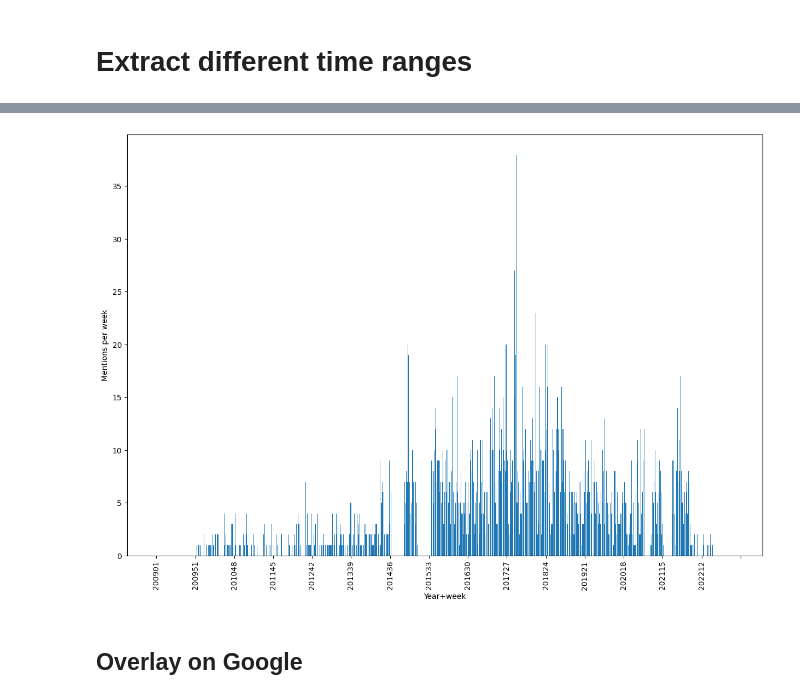
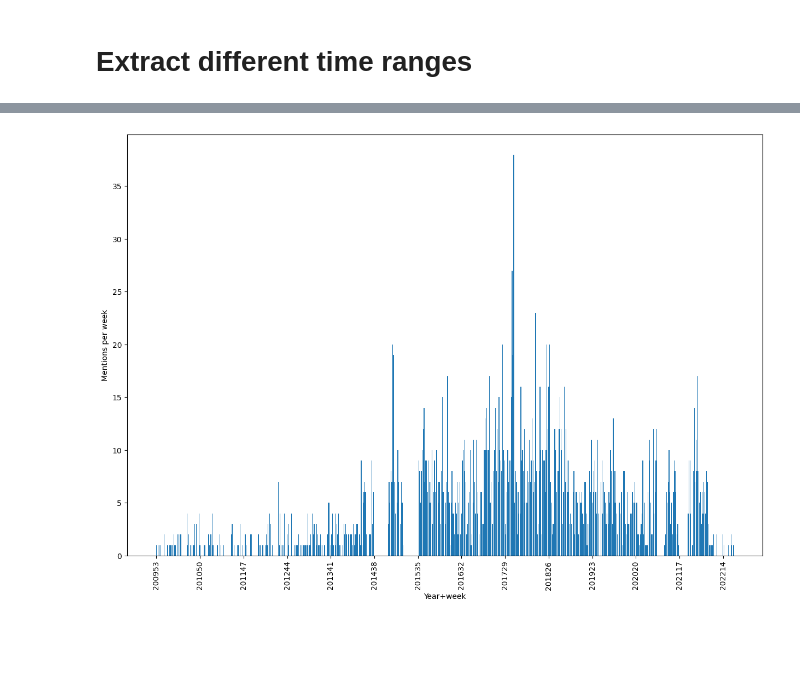
Before and after one commit to mariosakritas/NLP-methods-for-news-articles, a Jupyter notebook: notebooks/MD_keywords_to_timeseries.ipynb, the cells around one changed output, grey strips where cells are left out. Saved outputs shown, nothing was run; the diff lists cells and outputs as text; code cells hidden in the pictures; blank space fills up the shorter version.

Commit message:
clean

```diff
--- a/notebooks/MD_keywords_to_timeseries.ipynb
+++ b/notebooks/MD_keywords_to_timeseries.ipynb
@@ -84,6 +84,14 @@ not_in_df = list(set(all_year_weeks) - set(df_angela['year_week'].tolist()))
 for key_ in not_in_df:
     yearweek_counts[key_] = 0
 
+# Cleaning and sort by date
 df_yearweek_counts = pd.DataFrame.from_dict(yearweek_counts, orient='index', columns=['val'])
 df_yearweek_counts['year_week'] = df_yearweek_counts.index
+df_yearweek_counts.sort_values(by='year_week', inplace=True)
 df_yearweek_counts = df_yearweek_counts.reset_index()
+df_yearweek_counts.drop('index', axis=1, inplace=True)
+
+# Convert to strings to not have empty bits on x-axis
+df_yearweek_counts['year_week'] = df_yearweek_counts.year_week.apply(lambda x: str(x))
+
+df_yearweek_counts
@@ -109,0 +112,4 @@ df_yearweek_counts['year_week'] = df_yearweek_counts.year_week.apply(lambda x: s
+# %%
+# TODO: automate this
+df_yearweek_counts_smaller = df_yearweek_counts.iloc[52:-27] # drop the 50 first rows and the last 27 because = 0
+df_yearweek_counts_smaller
@@ -110,14 +130,12 @@ df_yearweek_counts['year_week'] = df_yearweek_counts.year_week.apply(lambda x: s
 # %%
 fig,ax = plt.subplots(figsize = (15,10))
 
-ax.bar(df_yearweek_counts['year_week'], df_yearweek_counts['val'])
+ax.bar(df_yearweek_counts_smaller['year_week'], df_yearweek_counts_smaller['val'])
 ax.set_xlabel('Year+week')
 ax.set_ylabel('Mentions per week')
-ax.xaxis.set_major_locator(plt.MaxNLocator(20)) # only show a certain number of xticks
+ax.xaxis.set_major_locator(plt.MaxNLocator(18)) # only show a certain number of xticks
 
 plt.xticks(rotation=90)
 plt.show()
 # %% [output]
-[figure, old version]
+[figure, new version]
-# %% [markdown]
-## Overlay on Google
```
Also changed, not shown: parts of 4 cells of this notebook.
